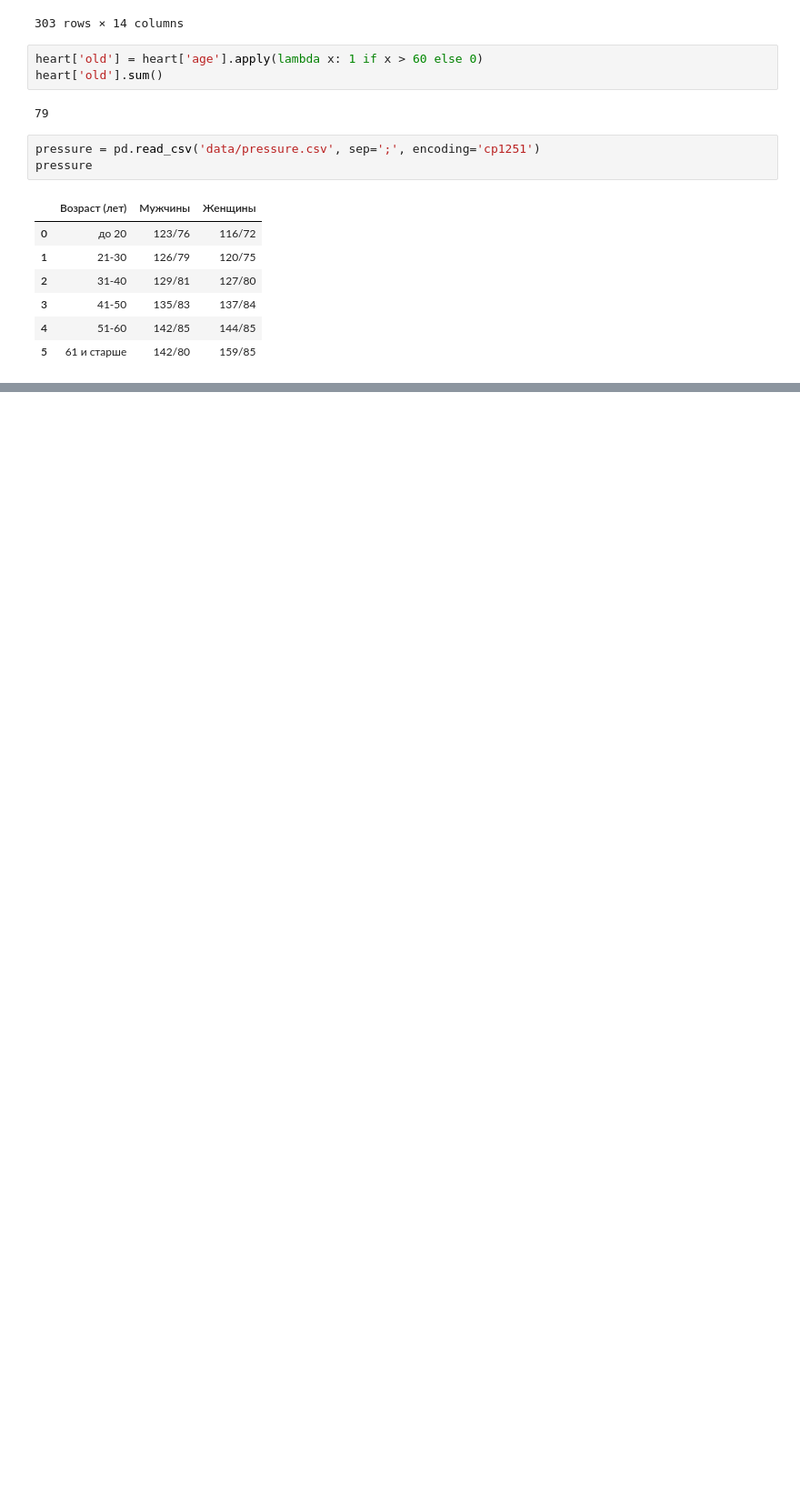
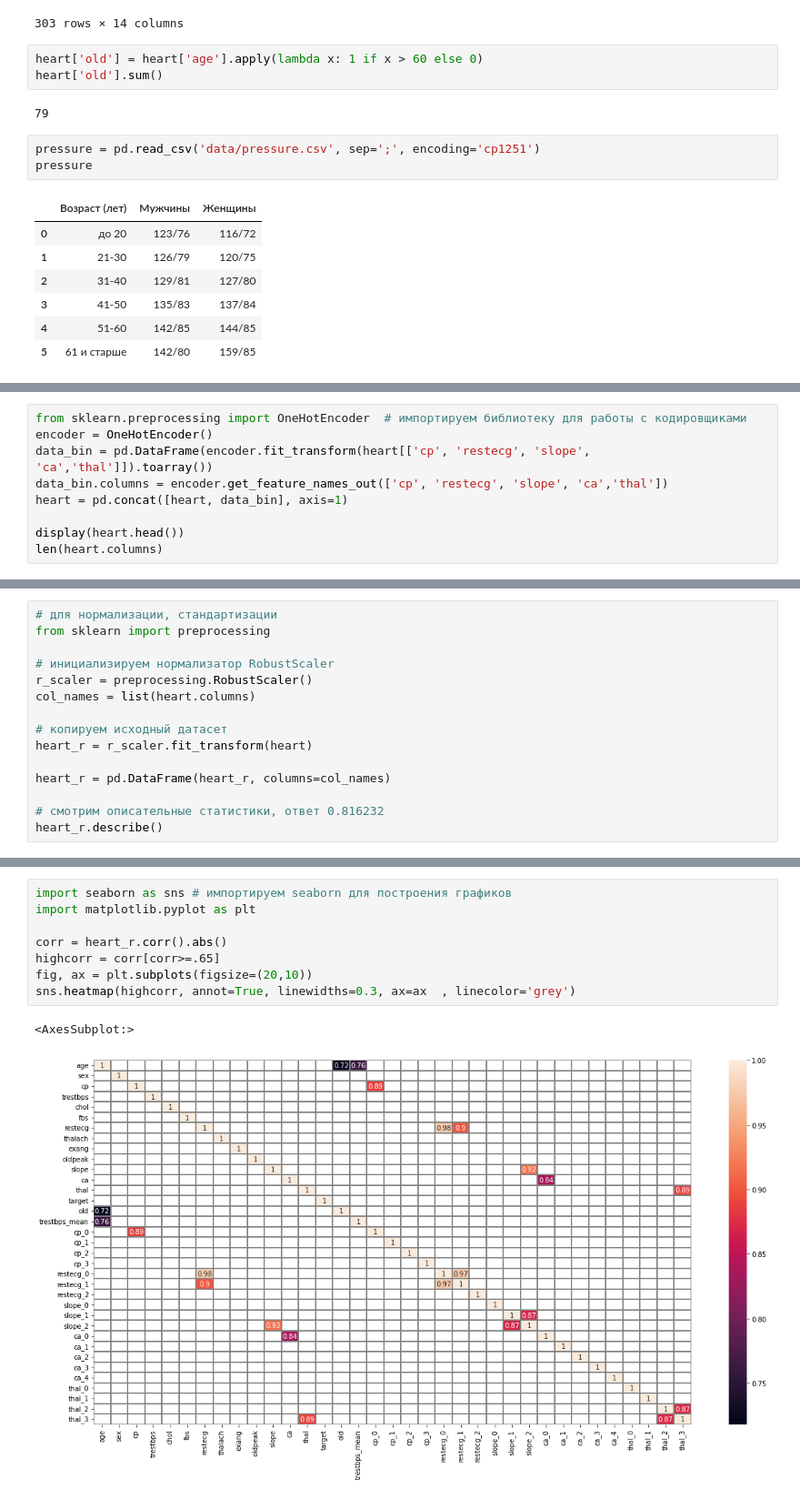
Before and after one commit to Dekoz3/VS_code, a Jupyter notebook: Skillfactory/EDA3 Feature Engineering/EDA3 отбор признаков.ipynb, the cells around one changed output, grey strips where cells are left out. Shown at 91% size. Cells and saved outputs as stored; diff of their text form; blank space fills up the shorter version.

```diff
--- a/Skillfactory/EDA3 Feature Engineering/EDA3 отбор признаков.ipynb
+++ b/Skillfactory/EDA3 Feature Engineering/EDA3 отбор признаков.ipynb
@@ -187,0 +189,9 @@ heart['trestbps_mean'][300]
+# %%
+from sklearn.preprocessing import OneHotEncoder  # импортируем библиотеку для работы с кодировщиками
+encoder = OneHotEncoder()
+data_bin = pd.DataFrame(encoder.fit_transform(heart[['cp', 'restecg', 'slope', 'ca','thal']]).toarray())
+data_bin.columns = encoder.get_feature_names_out(['cp', 'restecg', 'slope', 'ca','thal'])
+heart = pd.concat([heart, data_bin], axis=1)
+
+display(heart.head())
+len(heart.columns)
@@ -187,0 +229,15 @@ heart['trestbps_mean'][300]
+# %%
+# для нормализации, стандартизации
+from sklearn import preprocessing
+
+# инициализируем нормализатор RobustScaler
+r_scaler = preprocessing.RobustScaler()
+col_names = list(heart.columns)
+
+# копируем исходный датасет
+heart_r = r_scaler.fit_transform(heart)
+
+heart_r = pd.DataFrame(heart_r, columns=col_names)
+
+# смотрим описательные статистики, ответ 0.816232
+heart_r.describe()
@@ -187,0 +254,11 @@ heart['trestbps_mean'][300]
+# %%
+import seaborn as sns # импортируем seaborn для построения графиков
+import matplotlib.pyplot as plt
+
+corr = heart_r.corr().abs()
+highcorr = corr[corr>=.65]
+fig, ax = plt.subplots(figsize=(20,10))
+sns.heatmap(highcorr, annot=True, linewidths=0.3, ax=ax  , linecolor='grey')
+# %% [output]
+<AxesSubplot:>
+[figure, added]
```
Also changed, not shown: parts of 4 cells of this notebook, 6 other files.
